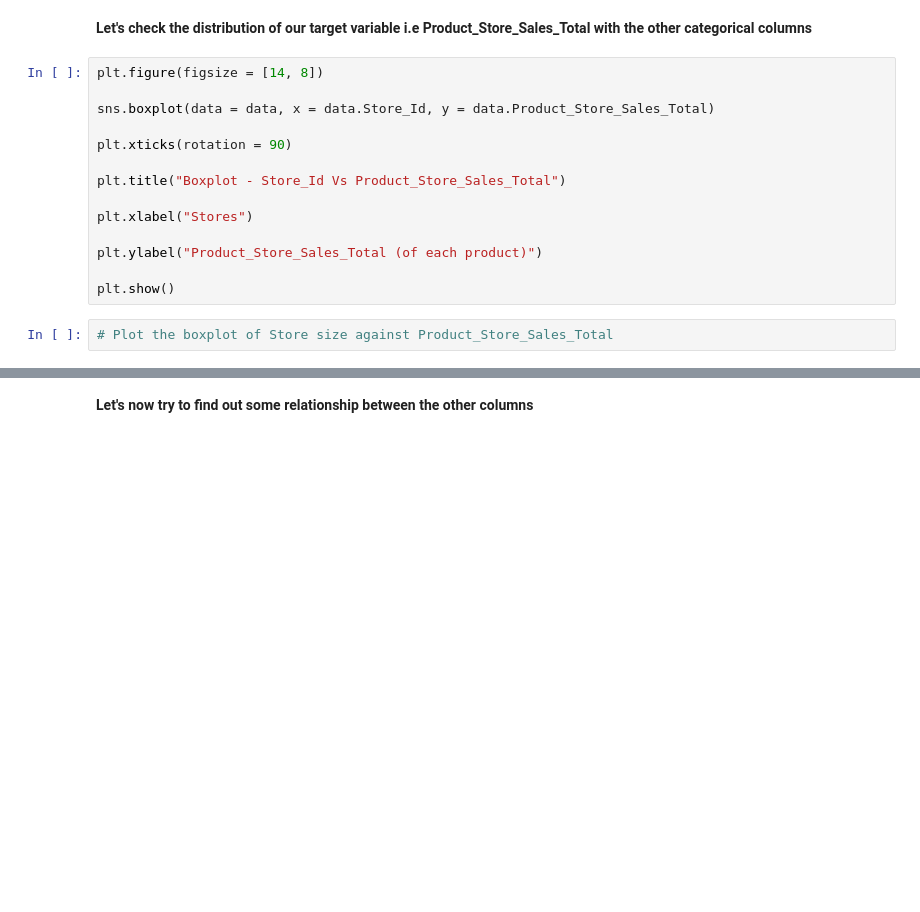
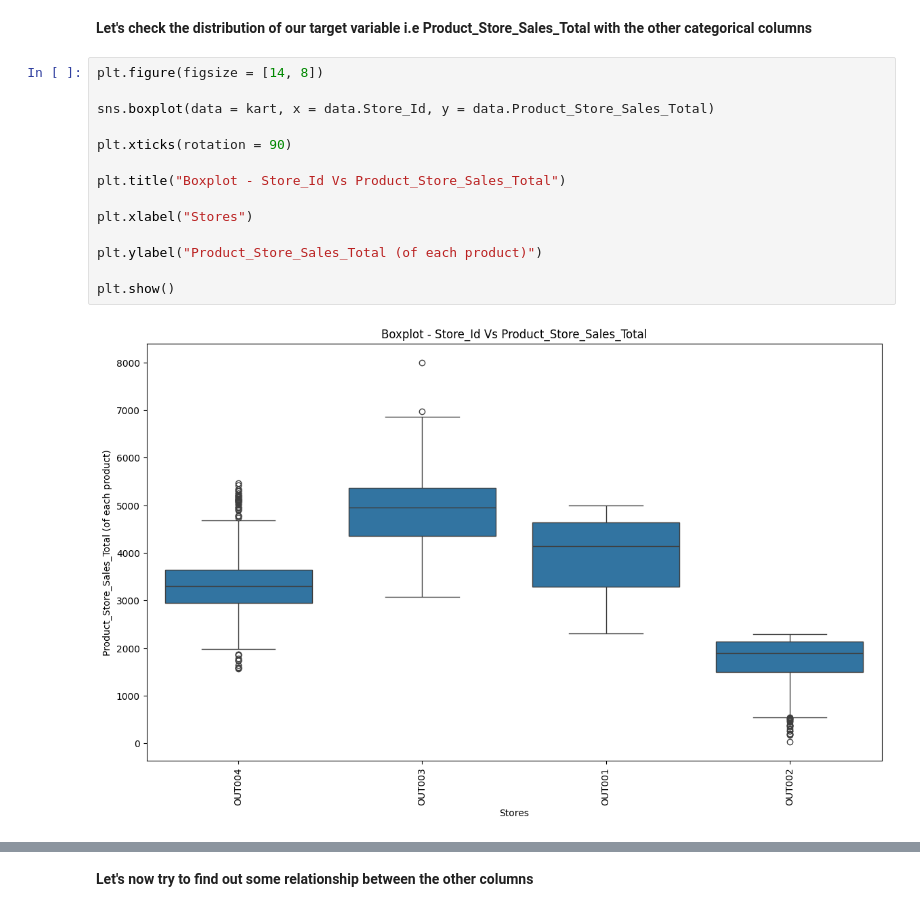
Before and after one commit to Narcissa18/CreateAccountFormAutomation, a Jupyter notebook: Learner_Notebook_Machine_Learning_Practice_Project.ipynb, the cells around one changed output, grey strips where cells are left out. Drawn from its saved outputs; the diff is of its cells as text; blank space fills up the shorter version.

```diff
--- a/Learner_Notebook_Machine_Learning_Practice_Project.ipynb
+++ b/Learner_Notebook_Machine_Learning_Practice_Project.ipynb
@@ -679,16 +679,16 @@ plt.show()
 # %%
 plt.figure(figsize = [14, 8])
 
-sns.boxplot(data = data, x = data.Store_Id, y = data.Product_Store_Sales_Total)
+sns.boxplot(data = kart, x = data.Store_Id, y = data.Product_Store_Sales_Total)
 
 plt.xticks(rotation = 90)
 
 plt.title("Boxplot - Store_Id Vs Product_Store_Sales_Total")
 
 plt.xlabel("Stores")
 
 plt.ylabel("Product_Store_Sales_Total (of each product)")
 
 plt.show()
+# %% [output]
+[figure, added]
-# %%
-# Plot the boxplot of Store size against Product_Store_Sales_Total
```
Also changed, not shown: parts of 47 cells of this notebook.
